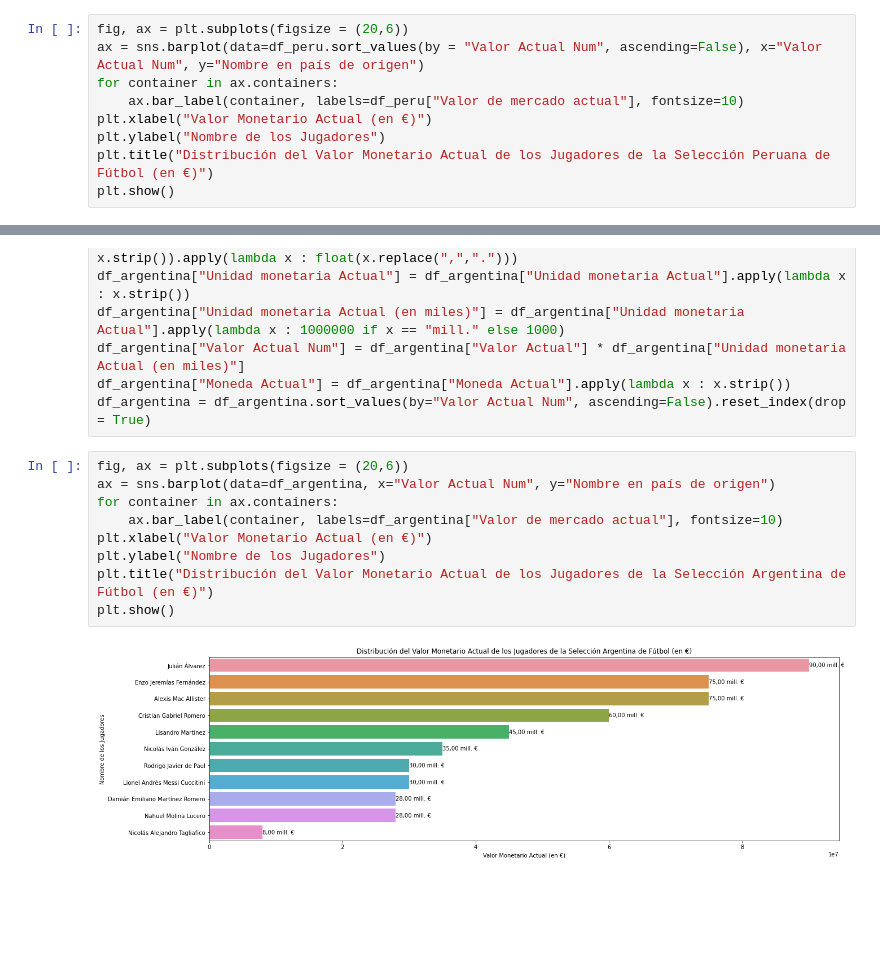
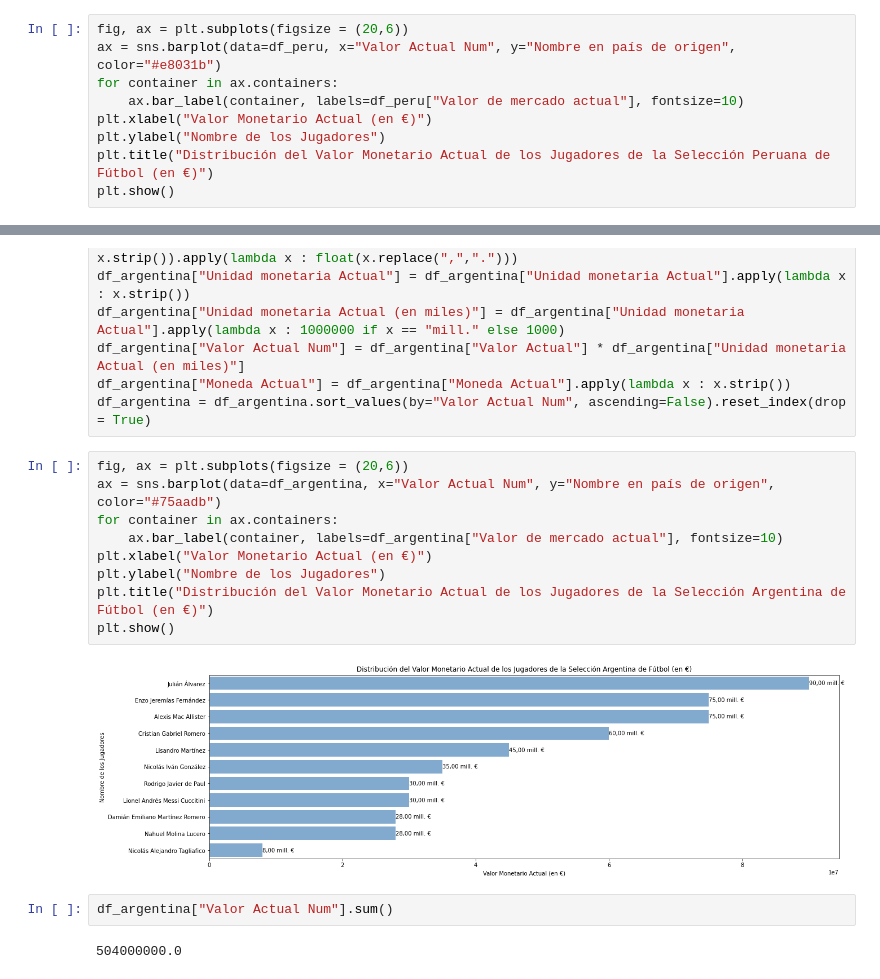
Before and after one commit to SebastianUrdaneguiBisalaya/Web-scraping-Valor-de-Mercado-Futbol-Peru, a Jupyter notebook: EDA/analysis.ipynb, the cells around one changed output, grey strips where cells are left out. Cells and saved outputs as stored; diff of their text form; blank space fills up the shorter version.

```diff
--- a/EDA/analysis.ipynb
+++ b/EDA/analysis.ipynb
@@ -44,7 +44,7 @@ df_peru["Moneda Actual"] = df_peru["Moneda Actual"].apply(lambda x : x.strip())
 df_peru = df_peru.sort_values(by="Valor Actual Num", ascending=False).reset_index(drop = True)
 # %%
 fig, ax = plt.subplots(figsize = (20,6))
-ax = sns.barplot(data=df_peru.sort_values(by = "Valor Actual Num", ascending=False), x="Valor Actual Num", y="Nombre en país de origen")
+ax = sns.barplot(data=df_peru, x="Valor Actual Num", y="Nombre en país de origen", color="#e8031b")
 for container in ax.containers:
     ax.bar_label(container, labels=df_peru["Valor de mercado actual"], fontsize=10)
 plt.xlabel("Valor Monetario Actual (en €)")
@@ -81,12 +100,16 @@ df_argentina["Moneda Actual"] = df_argentina["Moneda Actual"].apply(lambda x : x
 df_argentina = df_argentina.sort_values(by="Valor Actual Num", ascending=False).reset_index(drop = True)
 # %%
 fig, ax = plt.subplots(figsize = (20,6))
-ax = sns.barplot(data=df_argentina, x="Valor Actual Num", y="Nombre en país de origen")
+ax = sns.barplot(data=df_argentina, x="Valor Actual Num", y="Nombre en país de origen", color="#75aadb")
 for container in ax.containers:
     ax.bar_label(container, labels=df_argentina["Valor de mercado actual"], fontsize=10)
 plt.xlabel("Valor Monetario Actual (en €)")
 plt.ylabel("Nombre de los Jugadores")
 plt.title("Distribución del Valor Monetario Actual de los Jugadores de la Selección Argentina de Fútbol (en €)")
 plt.show()
 # %% [output]
-[figure, old version]
+[figure, new version]
+# %%
+df_argentina["Valor Actual Num"].sum()
+# %% [output]
+504000000.0
```
Also changed, not shown: parts of 3 cells of this notebook.
